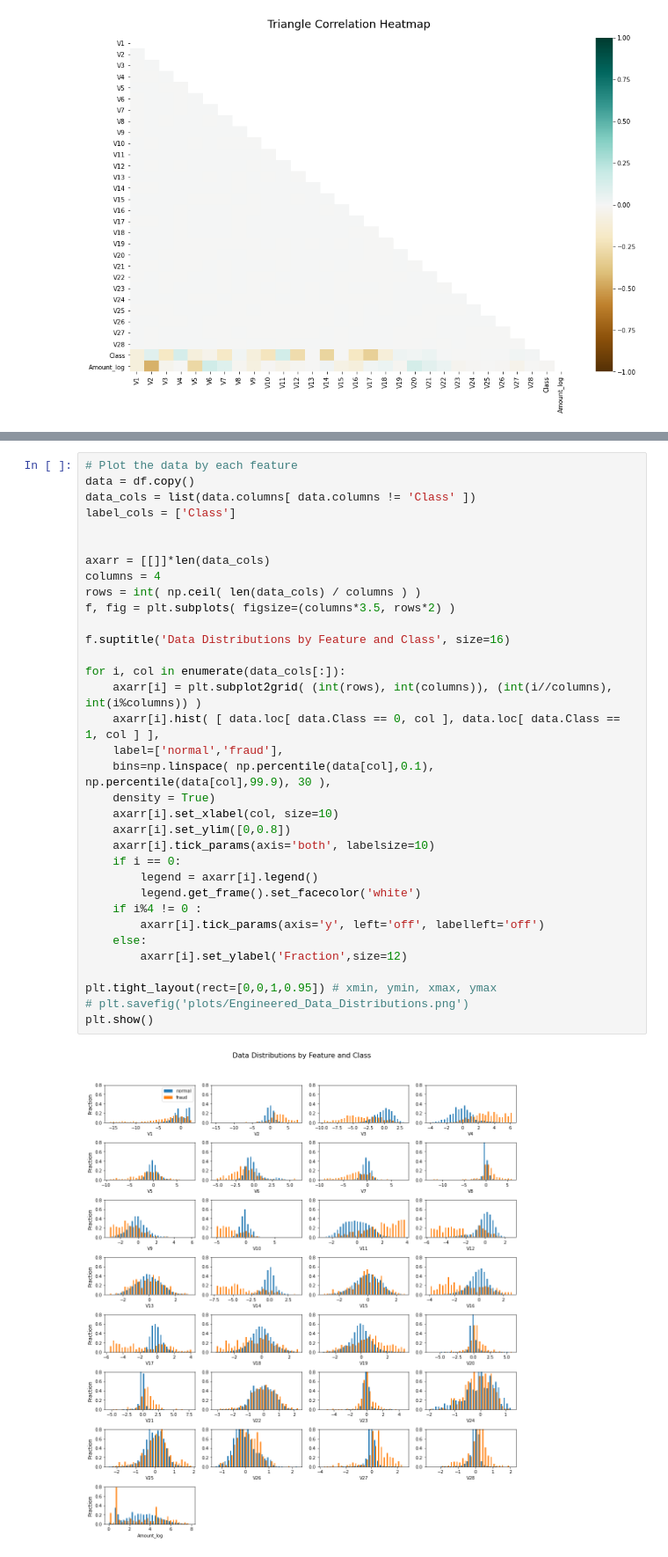
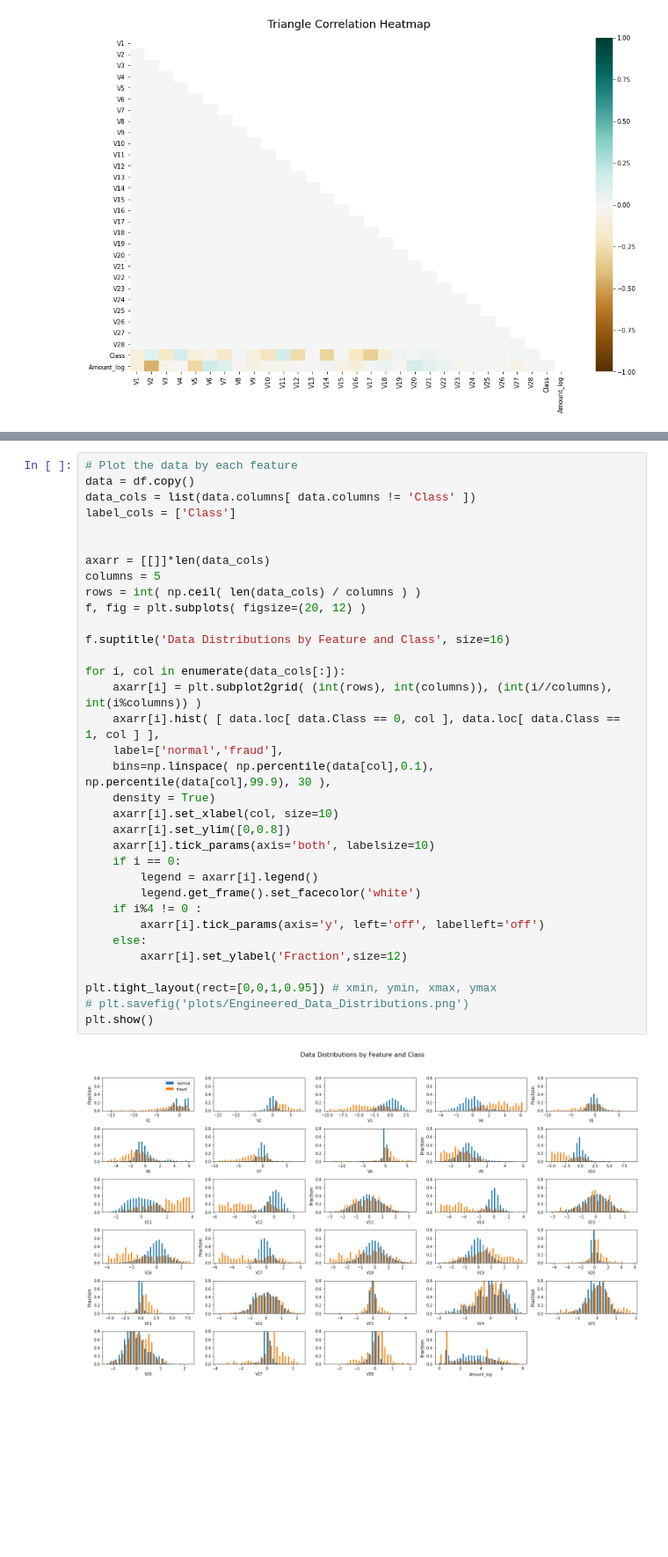
Before and after one commit to fernandezmartineznico/dlanomaly, a Jupyter notebook: notebooks/0_EDA_raw.ipynb, the cells around one changed output, grey strips where cells are left out. Shown at 88% size. Saved outputs shown, nothing was run; the diff lists cells and outputs as text; blank space fills up the shorter version.

Commit message:
EDA plots all

```diff
--- a/notebooks/0_EDA_raw.ipynb
+++ b/notebooks/0_EDA_raw.ipynb
@@ -68,33 +72,33 @@ data = df.copy()
 data_cols = list(data.columns[ data.columns != 'Class' ])
 label_cols = ['Class']
 
 
 axarr = [[]]*len(data_cols)
-columns = 4
+columns = 5
 rows = int( np.ceil( len(data_cols) / columns ) )
-f, fig = plt.subplots( figsize=(columns*3.5, rows*2) )
+f, fig = plt.subplots( figsize=(20, 12) )
 
 f.suptitle('Data Distributions by Feature and Class', size=16)
 
 for i, col in enumerate(data_cols[:]):
     axarr[i] = plt.subplot2grid( (int(rows), int(columns)), (int(i//columns), int(i%columns)) )
     axarr[i].hist( [ data.loc[ data.Class == 0, col ], data.loc[ data.Class == 1, col ] ],
     label=['normal','fraud'],
     bins=np.linspace( np.percentile(data[col],0.1), np.percentile(data[col],99.9), 30 ),
     density = True)
     axarr[i].set_xlabel(col, size=10)
     axarr[i].set_ylim([0,0.8])
     axarr[i].tick_params(axis='both', labelsize=10)
     if i == 0:
         legend = axarr[i].legend()
         legend.get_frame().set_facecolor('white')
     if i%4 != 0 :
         axarr[i].tick_params(axis='y', left='off', labelleft='off')
     else:
         axarr[i].set_ylabel('Fraction',size=12)
 
 plt.tight_layout(rect=[0,0,1,0.95]) # xmin, ymin, xmax, ymax
 # plt.savefig('plots/Engineered_Data_Distributions.png')
 plt.show()
 # %% [output]
-[figure, old version]
+[figure, new version]
```
Also changed, not shown: parts of 1 cell of this notebook.
